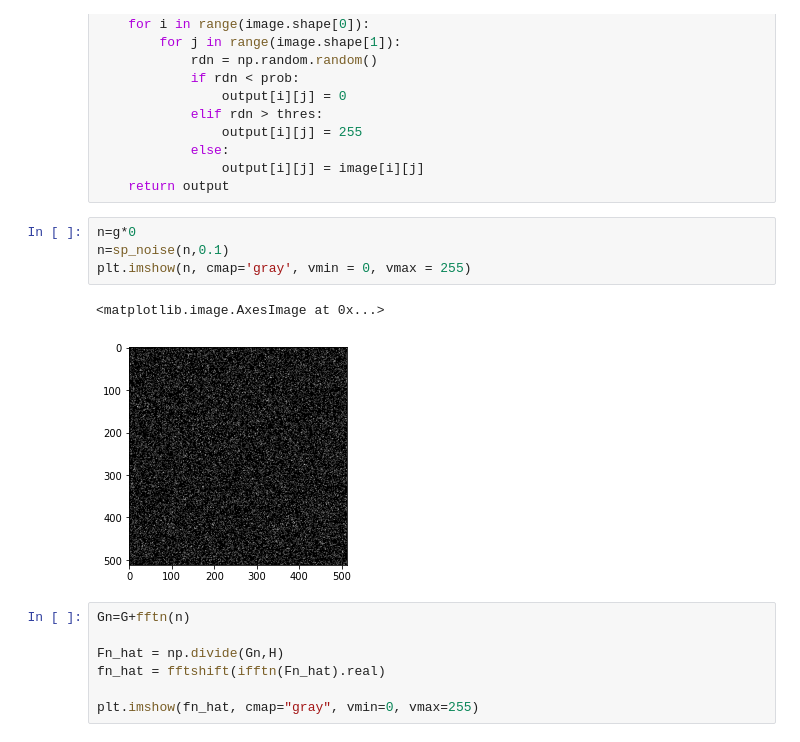
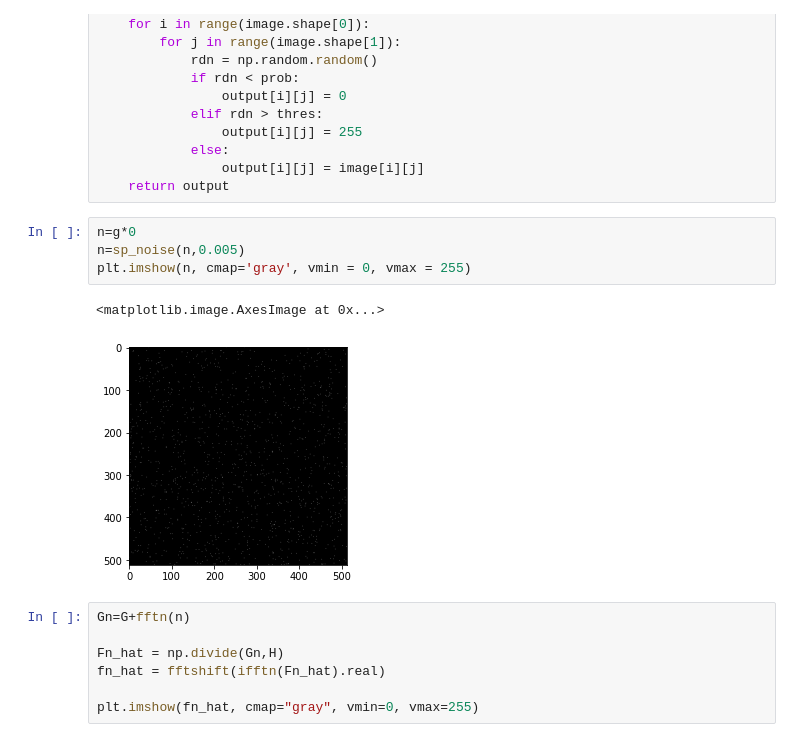
Before and after one commit to rad-mit/CS5102-Digital-Image-Processing-Project, a Jupyter notebook: Assignments/Assignment-8/DIP_Assignment_8.ipynb, the cells around one changed output. Saved outputs shown, nothing was run; the diff lists cells and outputs as text.

```diff
--- a/Assignments/Assignment-8/DIP_Assignment_8.ipynb
+++ b/Assignments/Assignment-8/DIP_Assignment_8.ipynb
@@ -96,11 +96,11 @@ def sp_noise(image,prob):
     return output
 # %%
 n=g*0
-n=sp_noise(n,0.1)
+n=sp_noise(n,0.005)
 plt.imshow(n, cmap='gray', vmin = 0, vmax = 255)
 # %% [output]
 <matplotlib.image.AxesImage at 0x...>
-[figure, old version]
+[figure, new version]
 # %%
 Gn=G+fftn(n)
 
```
Also changed, not shown: parts of 2 cells of this notebook.
